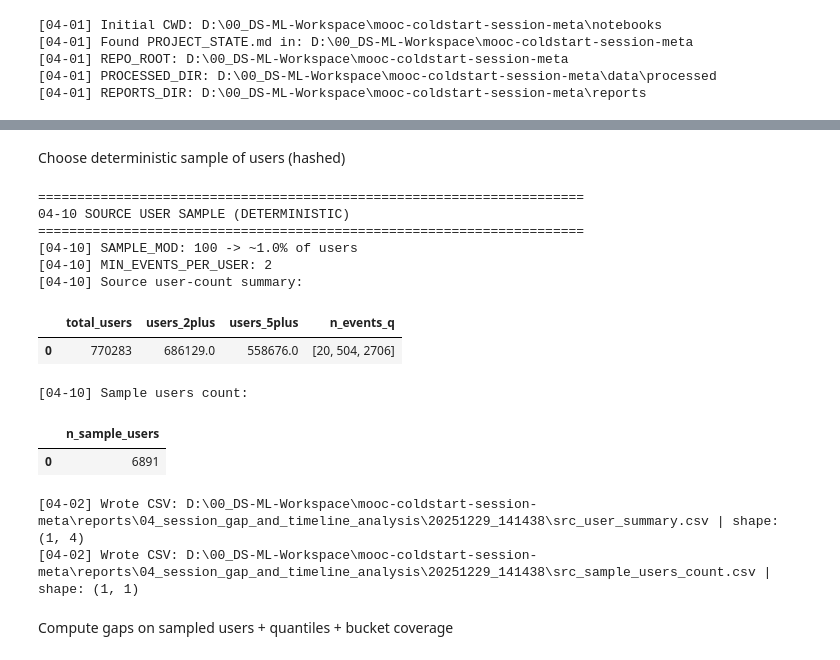
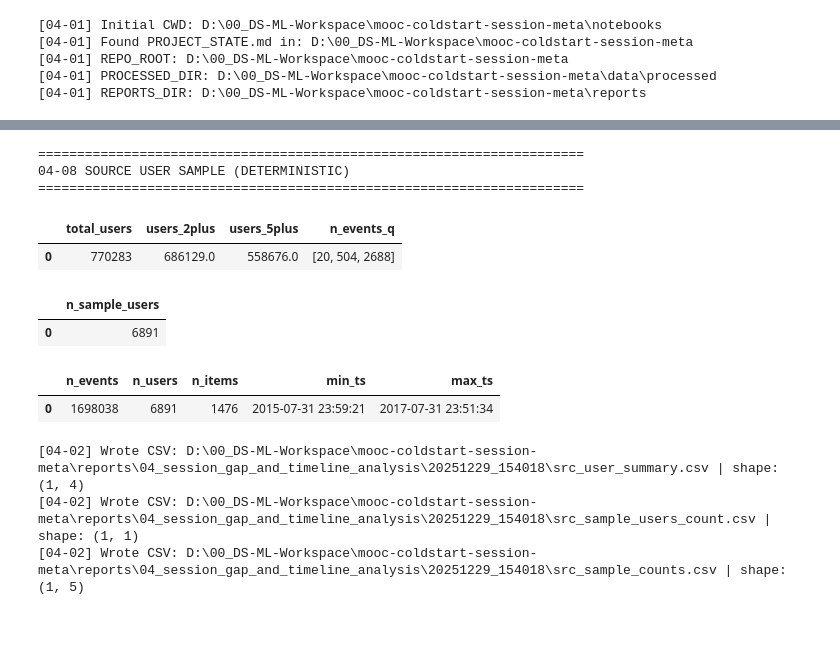
Before and after one commit to jamalla/mooc-coldstart-session-meta, a Jupyter notebook: notebooks/04_session_gap_and_timeline_analysis.ipynb, the cells around one changed output, grey strips where cells are left out. Cells and saved outputs as stored; diff of their text form; code cells hidden in the pictures; blank space fills up the shorter version.

```diff
--- a/notebooks/04_session_gap_and_timeline_analysis.ipynb
+++ b/notebooks/04_session_gap_and_timeline_analysis.ipynb
@@ -559,22 +403,10 @@ save_df_csv(RUN_REPORT_DIR / "src_counts.csv", src_counts)
-# %% [markdown]
-Choose deterministic sample of users (hashed)
 # %%
-# [CELL 04-10] Sample users deterministically (hashed) for gap analysis
-# Reason: full gap computation on ~155M events can be too heavy locally.
-# Sampling is deterministic and reproducible.
+# [CELL 04-08] SOURCE deterministic sampling (users) + src_sample view
 
 print("\n" + "="*70)
-print("04-10 SOURCE USER SAMPLE (DETERMINISTIC)")
+print("04-08 SOURCE USER SAMPLE (DETERMINISTIC)")
 print("="*70)
 
-SAMPLE_MOD = 100   # 1% users (approx). Try 50 (2%) or 20 (5%) if you want more.
-MIN_EVENTS_PER_USER = 2
-
-print("[04-10] SAMPLE_MOD:", SAMPLE_MOD, f"-> ~{100/SAMPLE_MOD:.1f}% of users")
-print("[04-10] MIN_EVENTS_PER_USER:", MIN_EVENTS_PER_USER)
-
-# Build per-user counts (needed to enforce >=2 events and to know sample size)
-# NOTE: This is an aggregation over src; DuckDB should stream this from parquet.
 con.execute("DROP VIEW IF EXISTS src_user_counts;")
 con.execute("""
 CREATE OR REPLACE VIEW src_user_counts AS
@@ -584,47 +416,61 @@ GROUP BY 1;
 """)
 
 src_user_summary = con.execute("""
 SELECT
   COUNT(*) AS total_users,
   SUM(CASE WHEN n_events >= 2 THEN 1 ELSE 0 END) AS users_2plus,
   SUM(CASE WHEN n_events >= 5 THEN 1 ELSE 0 END) AS users_5plus,
   approx_quantile(n_events, [0.5, 0.9, 0.99]) AS n_events_q
 FROM src_user_counts;
 """).df()
-
-print("[04-10] Source user-count summary:")
 display(src_user_summary)
 
-# Deterministic hash-based sampling among users_2plus
 con.execute("DROP TABLE IF EXISTS src_sample_users;")
 con.execute(f"""
 CREATE TABLE src_sample_users AS
 SELECT user_id
 FROM src_user_counts
 WHERE n_events >= {MIN_EVENTS_PER_USER}
   AND (abs(hash(user_id)) % {SAMPLE_MOD}) = 0;
 """)
 
 sample_n = con.execute("SELECT COUNT(*) AS n_sample_users FROM src_sample_users;").df()
-print("[04-10] Sample users count:")
 display(sample_n)
+
+con.execute("DROP VIEW IF EXISTS src_sample;")
+con.execute("""
+CREATE OR REPLACE VIEW src_sample AS
+SELECT s.*
+FROM src s
+SEMI JOIN src_sample_users u
+ON s.user_id = u.user_id;
+""")
+
+src_sample_counts = con.execute("""
+SELECT
+  COUNT(*) AS n_events,
+  COUNT(DISTINCT user_id) AS n_users,
+  COUNT(DISTINCT item_id) AS n_items,
+  MIN(timestamp) AS min_ts,
+  MAX(timestamp) AS max_ts
+FROM src_sample;
+""").df()
+display(src_sample_counts)
 
 save_df_csv(RUN_REPORT_DIR / "src_user_summary.csv", src_user_summary)
 save_df_csv(RUN_REPORT_DIR / "src_sample_users_count.csv", sample_n)
+save_df_csv(RUN_REPORT_DIR / "src_sample_counts.csv", src_sample_counts)
 # %% [output]
 ======================================================================
-04-10 SOURCE USER SAMPLE (DETERMINISTIC)
+04-08 SOURCE USER SAMPLE (DETERMINISTIC)
 ======================================================================
-[04-10] SAMPLE_MOD: 100 -> ~1.0% of users
-[04-10] MIN_EVENTS_PER_USER: 2
-[04-10] Source user-count summary:
 |  | total_users | users_2plus | users_5plus | n_events_q |
-| 0 | 770283 | 686129.0 | 558676.0 | [20, 504, 2706] |
+| 0 | 770283 | 686129.0 | 558676.0 | [20, 504, 2688] |
+|  | n_sample_users |
+| 0 | 6891 |
+|  | n_events | n_users | n_items | min_ts | max_ts |
+| 0 | 1698038 | 6891 | 1476 | 2015-07-31 23:59:21 | 2017-07-31 23:51:34 |
-[04-10] Sample users count:
+[04-02] Wrote CSV: D:\00_DS-ML-Workspace\mooc-coldstart-session-meta\reports\04_session_gap_and_timeline_analysis\20251229_154018\src_user_summary.csv | shape: (1, 4)
+[04-02] Wrote CSV: D:\00_DS-ML-Workspace\mooc-coldstart-session-meta\reports\04_session_gap_and_timeline_analysis\20251229_154018\src_sample_users_count.csv | shape: (1, 1)
+[04-02] Wrote CSV: D:\00_DS-ML-Workspace\mooc-coldstart-session-meta\reports\04_session_gap_and_timeline_analysis\20251229_154018\src_sample_counts.csv | shape: (1, 5)
-|  | n_sample_users |
-| 0 | 6891 |
-[04-02] Wrote CSV: D:\00_DS-ML-Workspace\mooc-coldstart-session-meta\reports\04_session_gap_and_timeline_analysis\20251229_141438\src_user_summary.csv | shape: (1, 4)
-[04-02] Wrote CSV: D:\00_DS-ML-Workspace\mooc-coldstart-session-meta\reports\04_session_gap_and_timeline_analysis\20251229_141438\src_sample_users_count.csv | shape: (1, 1)
-# %% [markdown]
-Compute gaps on sampled users + quantiles + bucket coverage
 # %%
```
Also changed, not shown: parts of 30 cells of this notebook.
